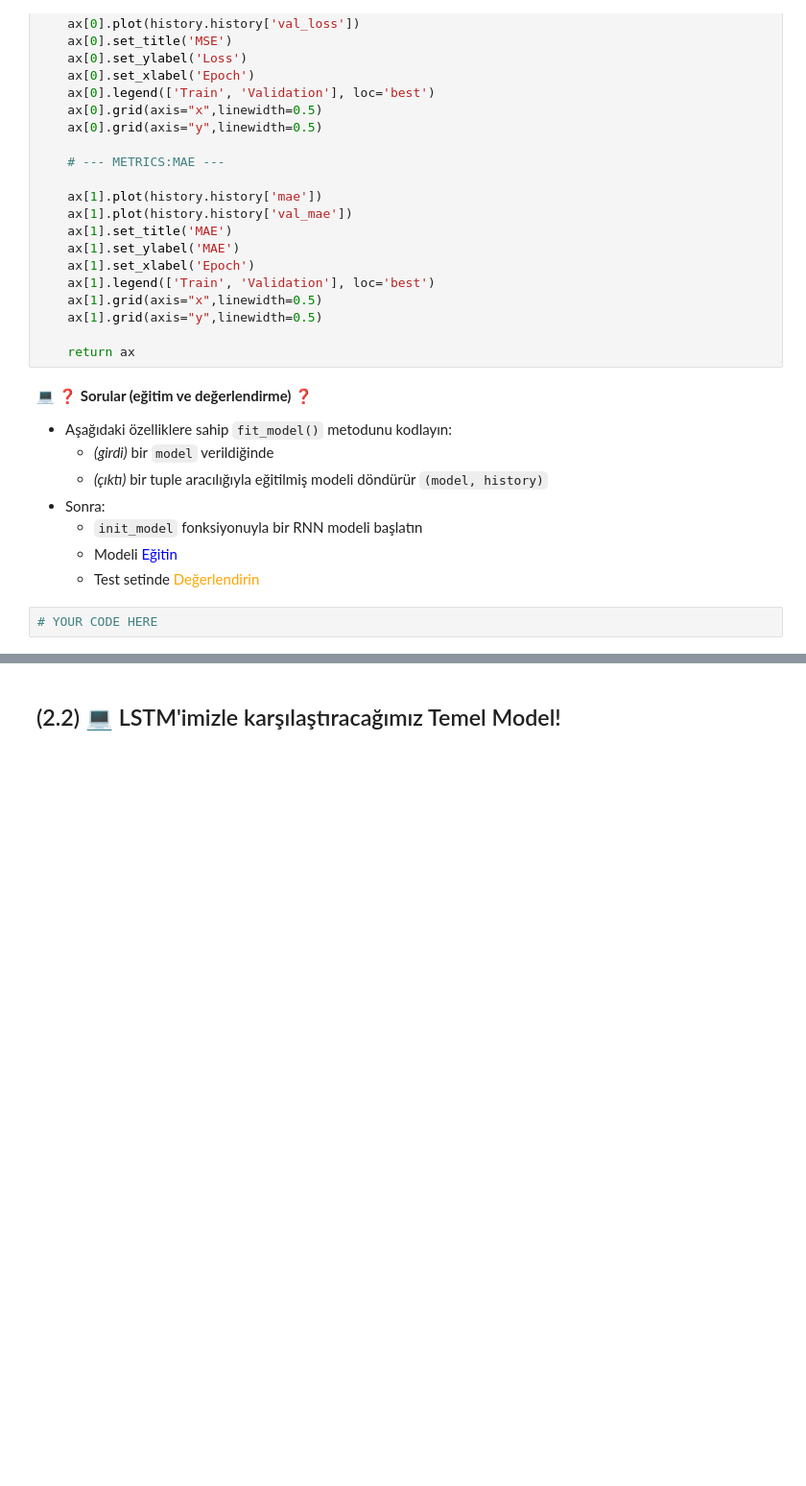
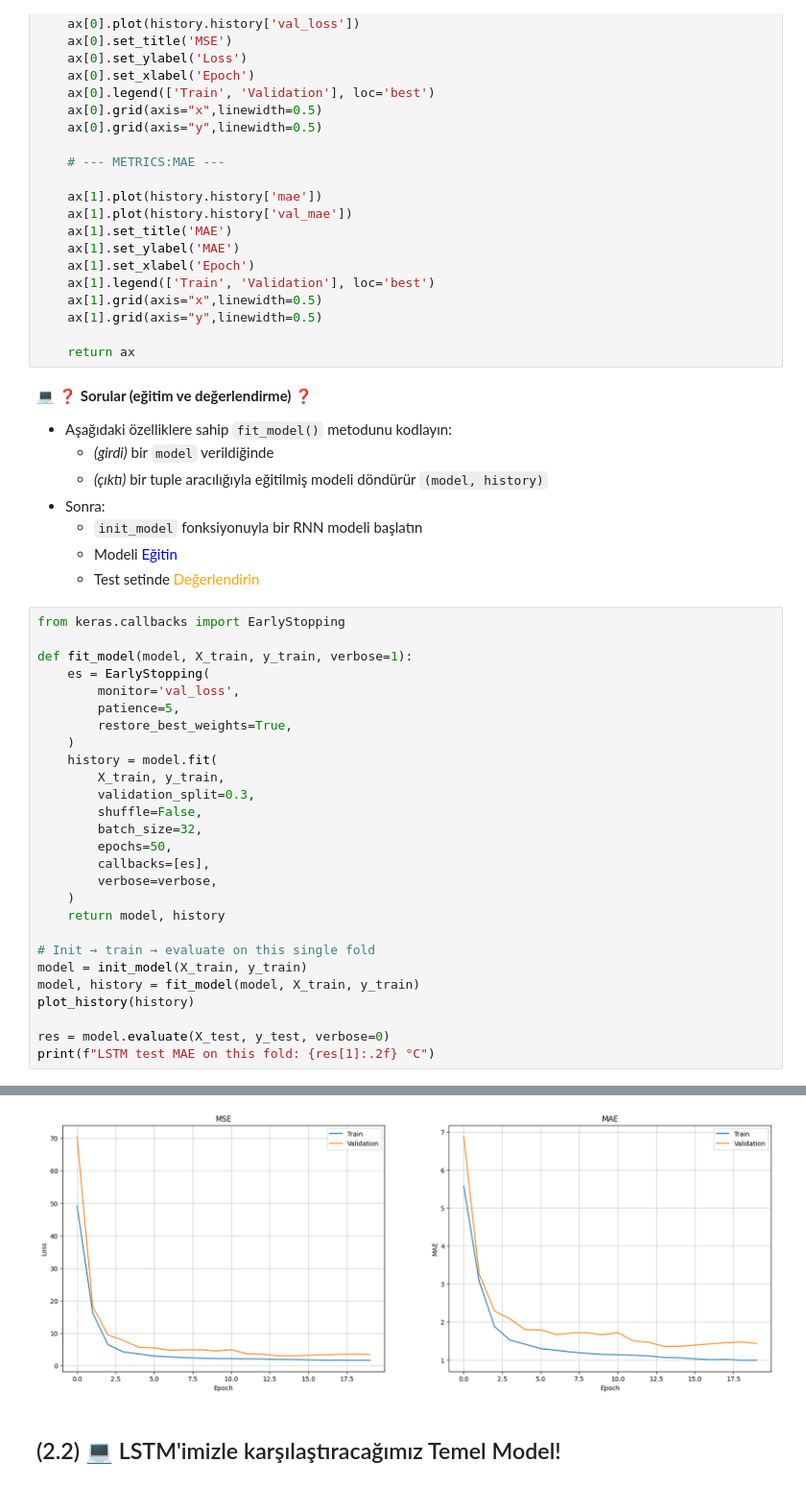
Before and after one commit to adilpoyrazaka/S18D5-S-data-temperature-prediction, a Jupyter notebook: weather_temperature.ipynb, the cells around one changed output, grey strips where cells are left out. Shown at 96% size. Saved outputs shown, nothing was run; the diff lists cells and outputs as text; blank space fills up the shorter version.

Commit message:
Add LSTM model, training and last-value baseline

```diff
--- a/weather_temperature.ipynb
+++ b/weather_temperature.ipynb
@@ -727,5 +762,31 @@ def plot_history(history):
     - `init_model` fonksiyonuyla bir RNN modeli başlatın
     - Modeli <font color=blue>Eğitin</font>
     - Test setinde <font color=orange>Değerlendirin</font>
-# %%
-# YOUR CODE HERE
+# %%
+from keras.callbacks import EarlyStopping
+
+def fit_model(model, X_train, y_train, verbose=1):
+    es = EarlyStopping(
+        monitor='val_loss',
+        patience=5,
+        restore_best_weights=True,
+    )
+    history = model.fit(
+        X_train, y_train,
+        validation_split=0.3,
+        shuffle=False,
+        batch_size=32,
+        epochs=50,
+        callbacks=[es],
+        verbose=verbose,
+    )
+    return model, history
+
+# Init → train → evaluate on this single fold
+model = init_model(X_train, y_train)
+model, history = fit_model(model, X_train, y_train)
+plot_history(history)
+
+res = model.evaluate(X_test, y_test, verbose=0)
+print(f"LSTM test MAE on this fold: {res[1]:.2f} °C")
+# %% [output]
@@ -732,3 +810,4 @@ def plot_history(history):
+[figure, added]
 # %% [markdown]
 ## (2.2) 💻 LSTM'imizle karşılaştıracağımız Temel Model!
 # %% [markdown]
```
Also changed, not shown: parts of 10 cells of this notebook.
